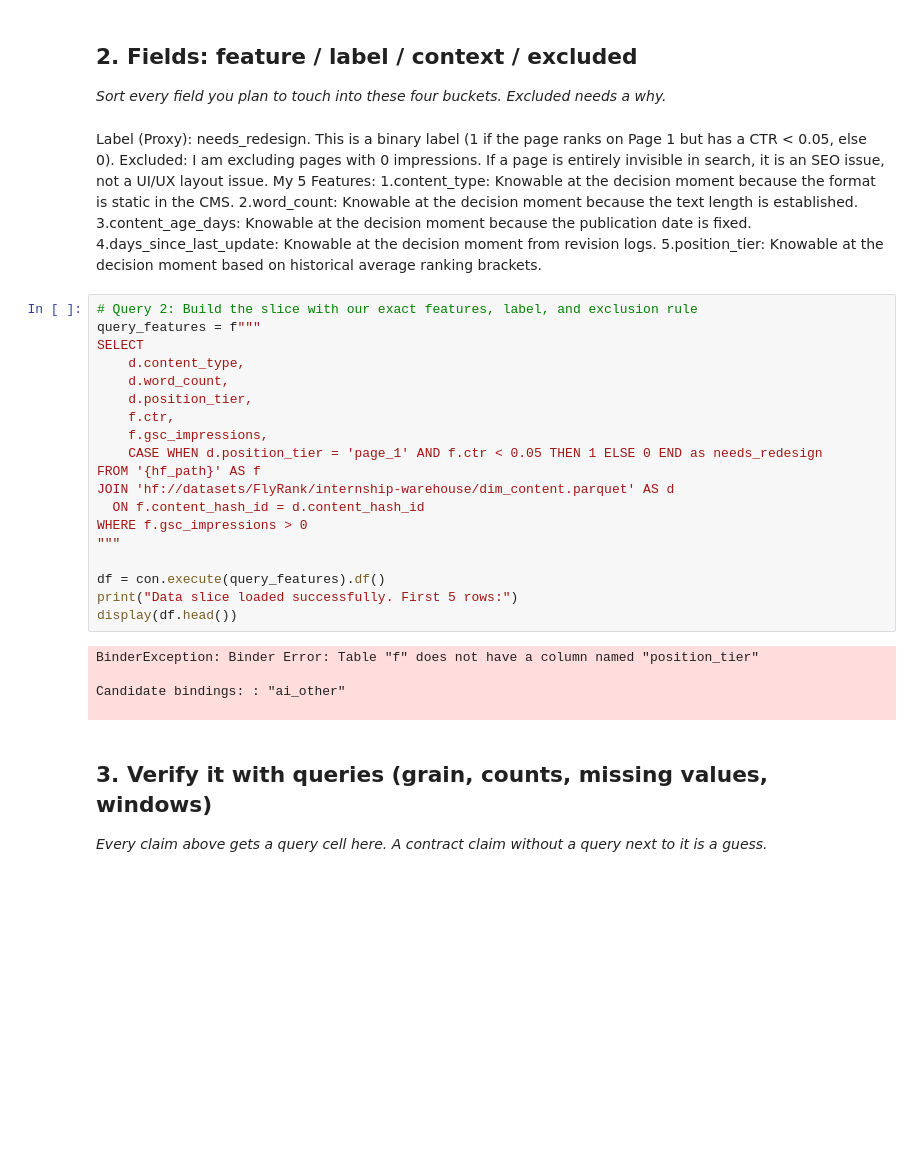
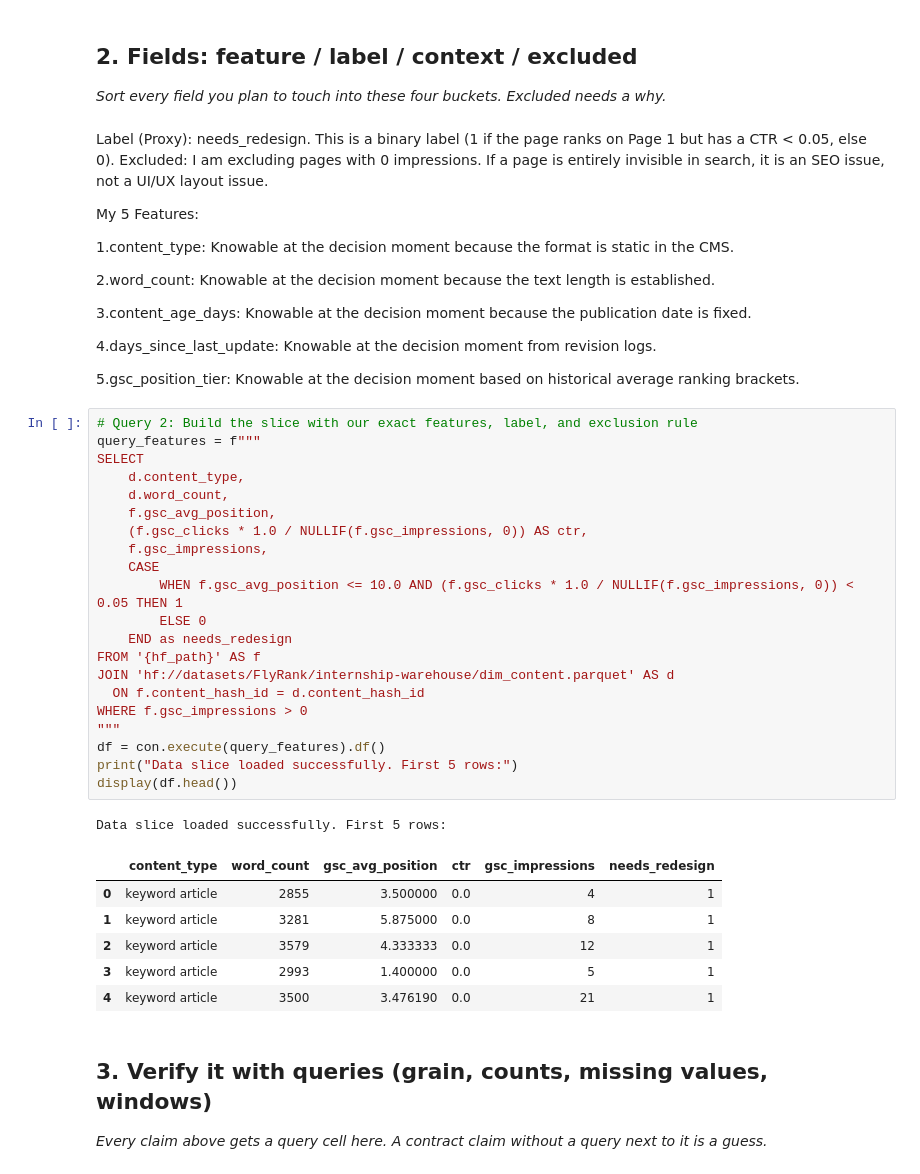
Before and after one commit to MihirJayswal812007/Flyrank-Internship, a Jupyter notebook: work/notebooks/w03_data_contract.ipynb, the cells around one changed output. Saved outputs shown, nothing was run; the diff lists cells and outputs as text; blank space fills up the shorter version.

```diff
--- a/work/notebooks/w03_data_contract.ipynb
+++ b/work/notebooks/w03_data_contract.ipynb
@@ -42,36 +42,47 @@ display(con.execute(query_grain).df())
 # %% [markdown]
 Label (Proxy): needs_redesign. This is a binary label (1 if the page ranks on Page 1 but has a CTR < 0.05, else 0).
 Excluded: I am excluding pages with 0 impressions. If a page is entirely invisible in search, it is an SEO issue, not a UI/UX layout issue.
+
 My 5 Features:
+
 1.content_type: Knowable at the decision moment because the format is static in the CMS.
+
 2.word_count: Knowable at the decision moment because the text length is established.
+
 3.content_age_days: Knowable at the decision moment because the publication date is fixed.
+
 4.days_since_last_update: Knowable at the decision moment from revision logs.
-5.position_tier: Knowable at the decision moment based on historical average ranking brackets.
+
+5.gsc_position_tier: Knowable at the decision moment based on historical average ranking brackets.
 # %%
 # Query 2: Build the slice with our exact features, label, and exclusion rule
 query_features = f"""
 SELECT
     d.content_type,
     d.word_count,
-    d.position_tier,
-    f.ctr,
+    f.gsc_avg_position,
+    (f.gsc_clicks * 1.0 / NULLIF(f.gsc_impressions, 0)) AS ctr,
     f.gsc_impressions,
-    CASE WHEN d.position_tier = 'page_1' AND f.ctr < 0.05 THEN 1 ELSE 0 END as needs_redesign
+    CASE
+        WHEN f.gsc_avg_position <= 10.0 AND (f.gsc_clicks * 1.0 / NULLIF(f.gsc_impressions, 0)) < 0.05 THEN 1
+        ELSE 0
+    END as needs_redesign
 FROM '{hf_path}' AS f
 JOIN 'hf://datasets/FlyRank/internship-warehouse/dim_content.parquet' AS d
   ON f.content_hash_id = d.content_hash_id
 WHERE f.gsc_impressions > 0
 """
-
 df = con.execute(query_features).df()
 print("Data slice loaded successfully. First 5 rows:")
 display(df.head())
 # %% [output]
-BinderException: Binder Error: Table "f" does not have a column named "position_tier"
-
-Candidate bindings: : "ai_other"
-
+Data slice loaded successfully. First 5 rows:
+|  | content_type | word_count | gsc_avg_position | ctr | gsc_impressions | needs_redesign |
+| 0 | keyword article | 2855 | 3.500000 | 0.0 | 4 | 1 |
+| 1 | keyword article | 3281 | 5.875000 | 0.0 | 8 | 1 |
+| 2 | keyword article | 3579 | 4.333333 | 0.0 | 12 | 1 |
+| 3 | keyword article | 2993 | 1.400000 | 0.0 | 5 | 1 |
+| 4 | keyword article | 3500 | 3.476190 | 0.0 | 21 | 1 |
 # %% [markdown]
 ## 3. Verify it with queries (grain, counts, missing values, windows)
 
```
Also changed, not shown: parts of 6 cells of this notebook.
